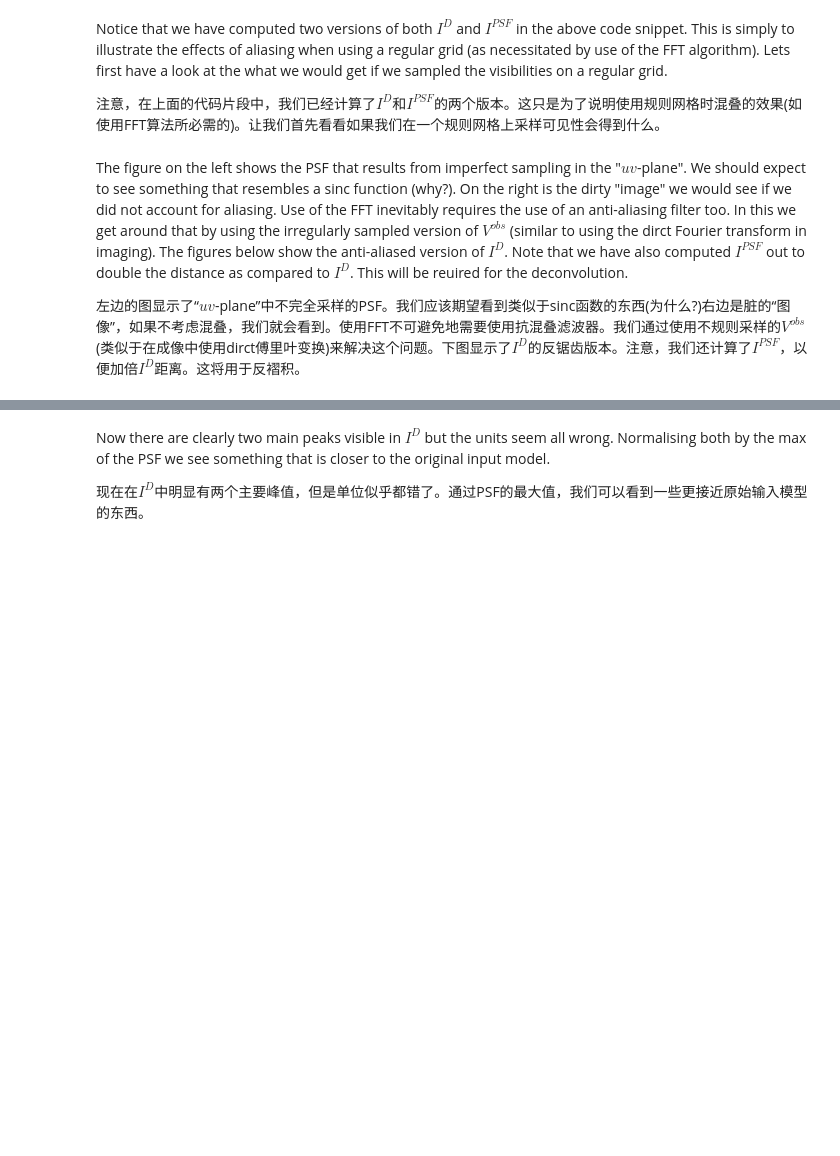
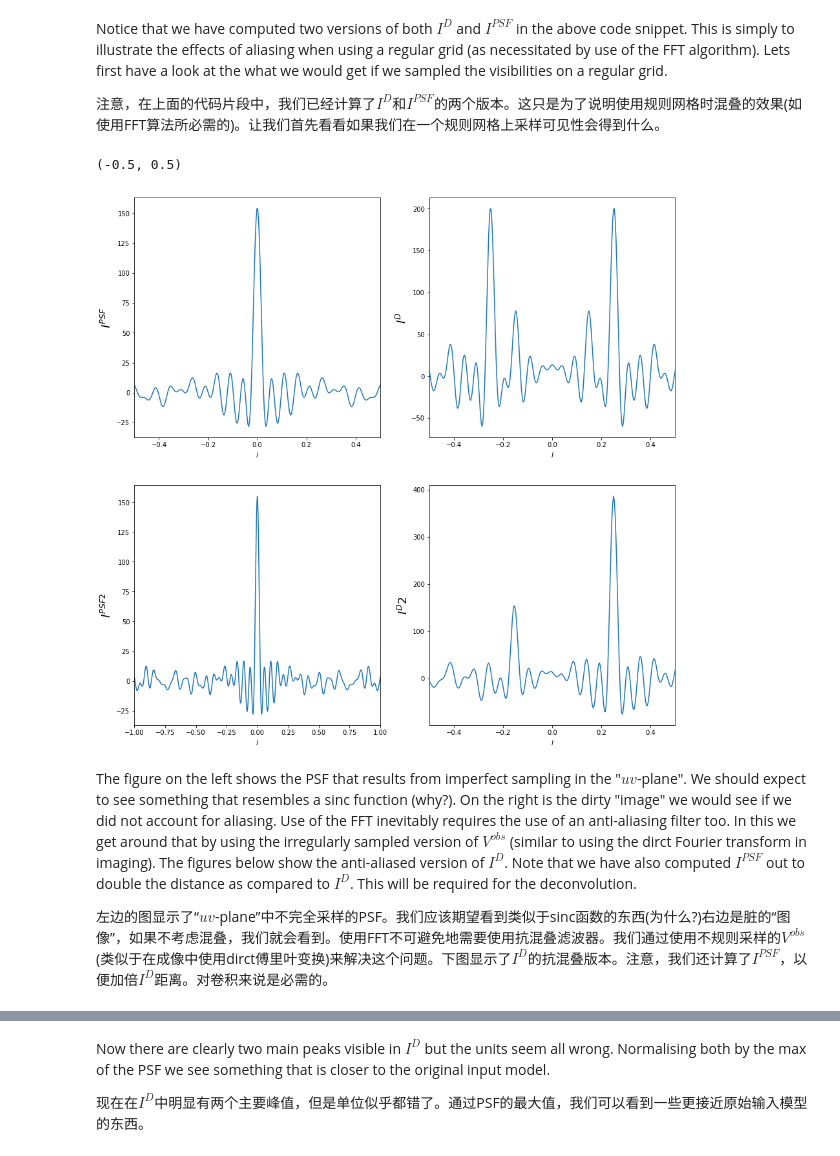
Before and after one commit to astronomical-data-processing/fundamentals_of_interferometry_chinese, a Jupyter notebook: 2_Mathematical_Groundwork/2_14_CLEAN_in_1D.ipynb, the cells around one changed output, grey strips where cells are left out. Drawn from its saved outputs; the diff is of its cells as text; code cells hidden in the pictures; blank space fills up the shorter version.

```diff
--- a/2_Mathematical_Groundwork/2_14_CLEAN_in_1D.ipynb
+++ b/2_Mathematical_Groundwork/2_14_CLEAN_in_1D.ipynb
@@ -206,23 +215,38 @@ Notice that we have computed two versions of both $I^D$ and $I^{PSF}$ in the abo
 
 注意，在上面的代码片段中，我们已经计算了$I^D$和$I^{PSF}$的两个版本。这只是为了说明使用规则网格时混叠的效果(如使用FFT算法所必需的)。让我们首先看看如果我们在一个规则网格上采样可见性会得到什么。
 # %%
-fig,ax = plt.subplots(nrows=1,ncols=2,figsize=(15,8))
+fig,ax = plt.subplots(nrows=2,ncols=2,figsize=(15,15))
 
-ax[0].plot(l,Ipsf)
-ax[0].set_xlabel('$l$')
-ax[0].set_ylabel('$I^{PSF}$',fontsize=18)
-ax[0].set_xlim(lmin,lmax)
+ax[0][0].plot(l,Ipsf)
+ax[0][0].set_xlabel('$l$')
+ax[0][0].set_ylabel('$I^{PSF}$',fontsize=18)
+ax[0][0].set_xlim(lmin,lmax)
 #ax[0].set_ylim(-5,5)
 
-ax[1].plot(l,ID)
-ax[1].set_xlabel('$l$')
-ax[1].set_ylabel('$I^D$',fontsize=18)
-ax[1].set_xlim(lmin,lmax)
+ax[0][1].plot(l,ID)
+ax[0][1].set_xlabel('$l$')
+ax[0][1].set_ylabel('$I^D$',fontsize=18)
+ax[0][1].set_xlim(lmin,lmax)
 #ax[1].set_ylim(-5,5)
+
+ax[1][0].plot(lpsf,Ipsf2)
+ax[1][0].set_xlabel('$l$')
+ax[1][0].set_ylabel('$I^{PSF2}$',fontsize=18)
+ax[1][0].set_xlim(2*lmin,2*lmax)
+#ax[2].set_ylim(-5,5)
+
+ax[1][1].plot(l,ID2)
+ax[1][1].set_xlabel('$l$')
+ax[1][1].set_ylabel('$I^D2$',fontsize=18)
+ax[1][1].set_xlim(lmin,lmax)
+#ax[3].set_ylim(-5,5)
+# %% [output]
+(-0.5, 0.5)
+[figure, added]
 # %% [markdown]
-The figure on the left shows the PSF that results from imperfect sampling in the "$uv$-plane". We should expect to see something that resembles a sinc function (why?). On the right is the dirty "image" we would see if we did not account for aliasing. Use of the FFT inevitably requires the use of an anti-aliasing filter too. In this we get around that by using the irregularly sampled version of $V^{obs}$ (similar to using the dirct Fourier transform in imaging). The figures below show the anti-aliased version of $I^D$. Note that we have also computed $I^{PSF}$ out to double the distance as compared to $I^D$. This will be reuired for the deconvolution.
+The figure on the left shows the PSF that results from imperfect sampling in the "$uv$-plane". We should expect to see something that resembles a sinc function (why?). On the right is the dirty "image" we would see if we did not account for aliasing. Use of the FFT inevitably requires the use of an anti-aliasing filter too. In this we get around that by using the irregularly sampled version of $V^{obs}$ (similar to using the dirct Fourier transform in imaging). The figures below show the anti-aliased version of $I^D$. Note that we have also computed $I^{PSF}$ out to double the distance as compared to $I^D$. This will be required for the deconvolution.
 
-左边的图显示了“$uv$-plane”中不完全采样的PSF。我们应该期望看到类似于sinc函数的东西(为什么?)右边是脏的“图像”，如果不考虑混叠，我们就会看到。使用FFT不可避免地需要使用抗混叠滤波器。我们通过使用不规则采样的$V^{obs}$(类似于在成像中使用dirct傅里叶变换)来解决这个问题。下图显示了$I^D$的反锯齿版本。注意，我们还计算了$I^{PSF}$，以便加倍$I^D$距离。这将用于反褶积。
+左边的图显示了“$uv$-plane”中不完全采样的PSF。我们应该期望看到类似于sinc函数的东西(为什么?)右边是脏的“图像”，如果不考虑混叠，我们就会看到。使用FFT不可避免地需要使用抗混叠滤波器。我们通过使用不规则采样的$V^{obs}$(类似于在成像中使用dirct傅里叶变换)来解决这个问题。下图显示了$I^D$的抗混叠版本。注意，我们还计算了$I^{PSF}$，以便加倍$I^D$距离。对卷积来说是必需的。
 # %%
 fig,ax = plt.subplots(nrows=1,ncols=2,figsize=(15,8))
 
```
Also changed, not shown: parts of 18 cells of this notebook, 27 other files.
